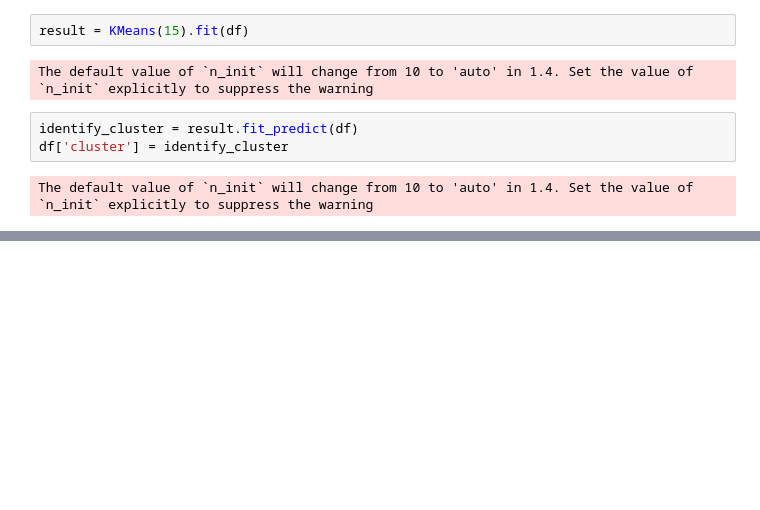
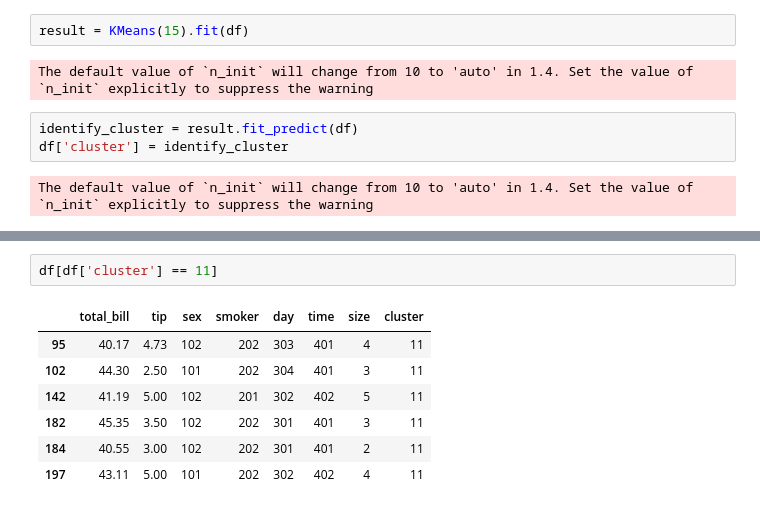
Before and after one commit to Lavan1999/Dataset-1__TIps_KMeansCluster, a Jupyter notebook: 1_Tips_KMeans.ipynb, the cells around one changed output, grey strips where cells are left out. Saved outputs shown, nothing was run; the diff lists cells and outputs as text; blank space fills up the shorter version.

```diff
--- a/1_Tips_KMeans.ipynb
+++ b/1_Tips_KMeans.ipynb
@@ -391,2 +300,12 @@ sns.clustermap(df)
+# %%
+df[df['cluster'] == 11]
+# %% [output]
+|  | total_bill | tip | sex | smoker | day | time | size | cluster |
+| 95 | 40.17 | 4.73 | 102 | 202 | 303 | 401 | 4 | 11 |
+| 102 | 44.30 | 2.50 | 101 | 202 | 304 | 401 | 3 | 11 |
+| 142 | 41.19 | 5.00 | 102 | 201 | 302 | 402 | 5 | 11 |
+| 182 | 45.35 | 3.50 | 102 | 202 | 301 | 401 | 3 | 11 |
+| 184 | 40.55 | 3.00 | 102 | 202 | 301 | 401 | 2 | 11 |
+| 197 | 43.11 | 5.00 | 101 | 202 | 302 | 402 | 4 | 11 |
 # %%
 pd.set_option('display.max_rows',None)
```
Also changed, not shown: parts of 24 cells of this notebook.
